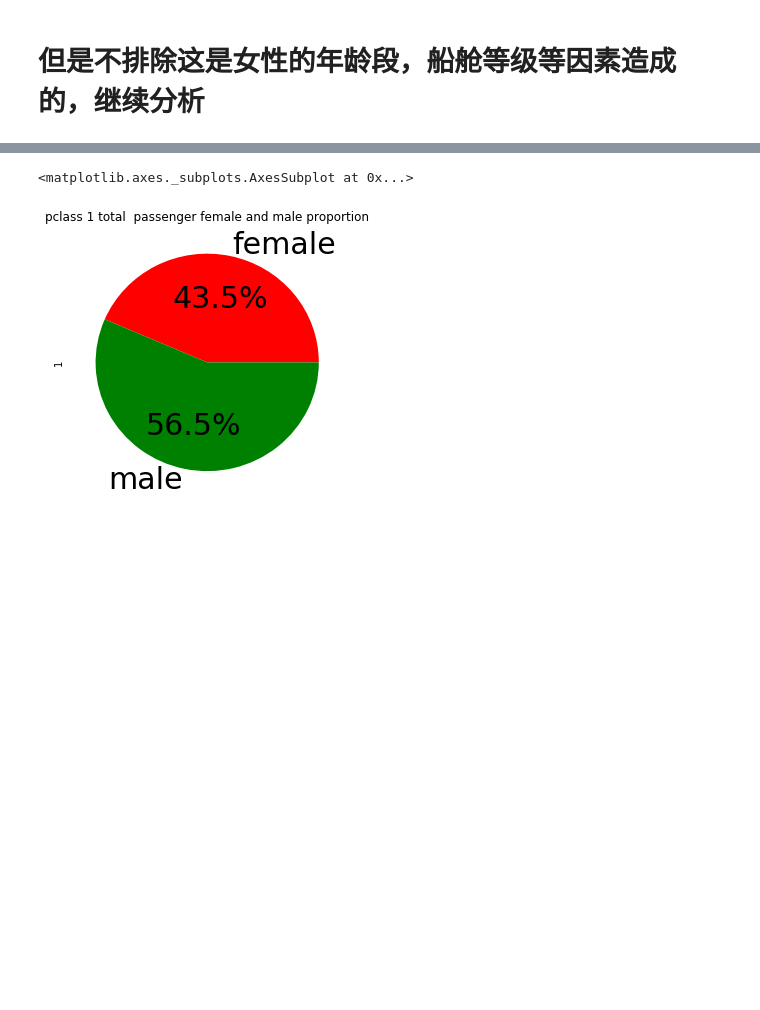
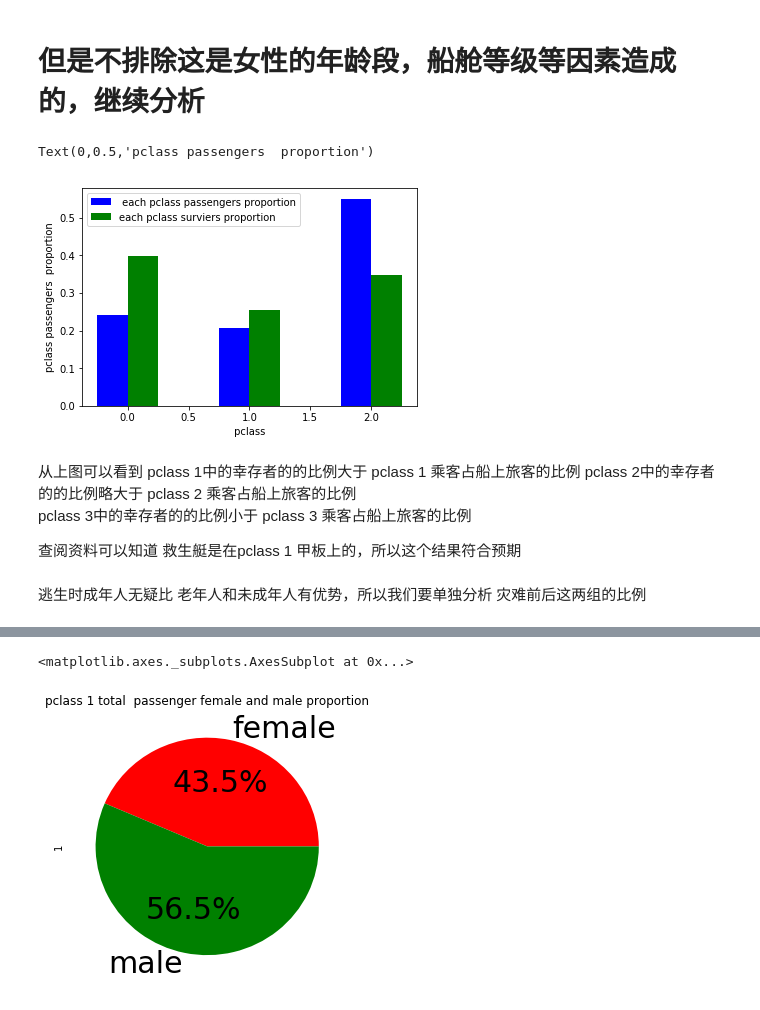
Before and after one commit to dedlous/data_wrangling, a Jupyter notebook: titanic-data_wrangle.ipynb, the cells around one changed output, grey strips where cells are left out. Drawn from its saved outputs; the diff is of its cells as text; code cells hidden in the pictures; blank space fills up the shorter version.

```diff
--- a/titanic-data_wrangle.ipynb
+++ b/titanic-data_wrangle.ipynb
@@ -111,2 +130,30 @@ Text(0.5,1,' female and male surviers proportion')
 # %% [markdown]
 # 但是不排除这是女性的年龄段，船舱等级等因素造成的，继续分析
+# %%
+#
+# 整条船上每个pclass中旅客数量的比例
+#
+total_pclass_proportion=(df.groupby("Pclass")['PassengerId'].count()/(df['PassengerId'].count()))
+#
+# 幸存者中每个pclass中旅客的数量的比例
+#
+survived_pclass_proportion=(df_survived.groupby("Pclass")['PassengerId'].count()/(df_survived['PassengerId'].count()))
+# %%
+X = np.arange(3)
+plt.bar(X - 0.125, total_pclass_proportion, color = 'b', width = 0.25,label=' each pclass passengers proportion')
+plt.bar(X + 0.125, survived_pclass_proportion, color = 'g', width = 0.25,label='each pclass surviers proportion')
+plt.legend()
+plt.xlabel(' pclass ')
+plt.ylabel('pclass passengers  proportion')
+# %% [output]
+Text(0,0.5,'pclass passengers  proportion')
+[figure, added]
+# %% [markdown]
+从上图可以看到
+pclass 1中的幸存者的的比例大于 pclass 1 乘客占船上旅客的比例
+pclass 2中的幸存者的的比例略大于 pclass 2 乘客占船上旅客的比例
+pclass 3中的幸存者的的比例小于 pclass 3 乘客占船上旅客的比例
+
+查阅资料可以知道 救生艇是在pclass 1 甲板上的，所以这个结果符合预期
+# %% [markdown]
+逃生时成年人无疑比 老年人和未成年人有优势，所以我们要单独分析 灾难前后这两组的比例
```
Also changed, not shown: parts of 54 cells of this notebook.
